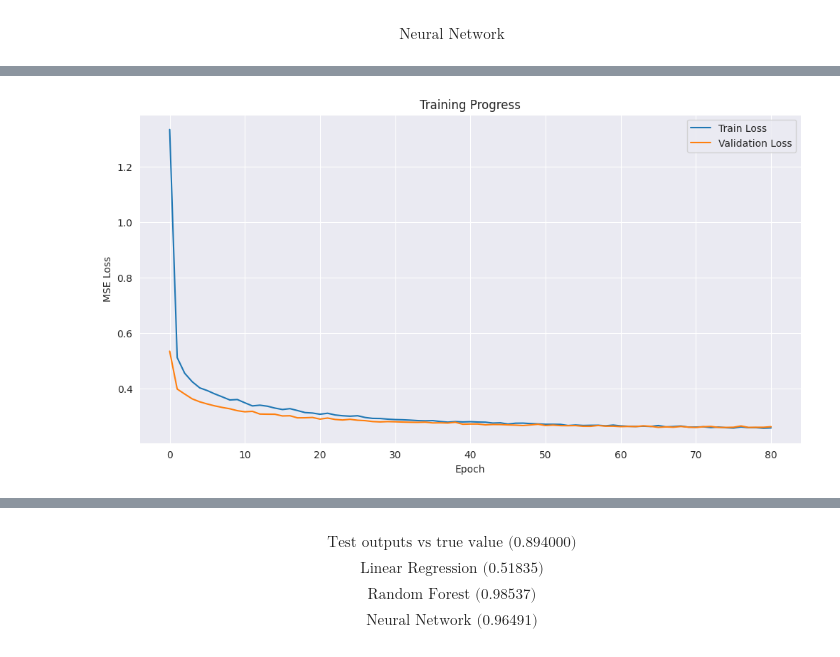
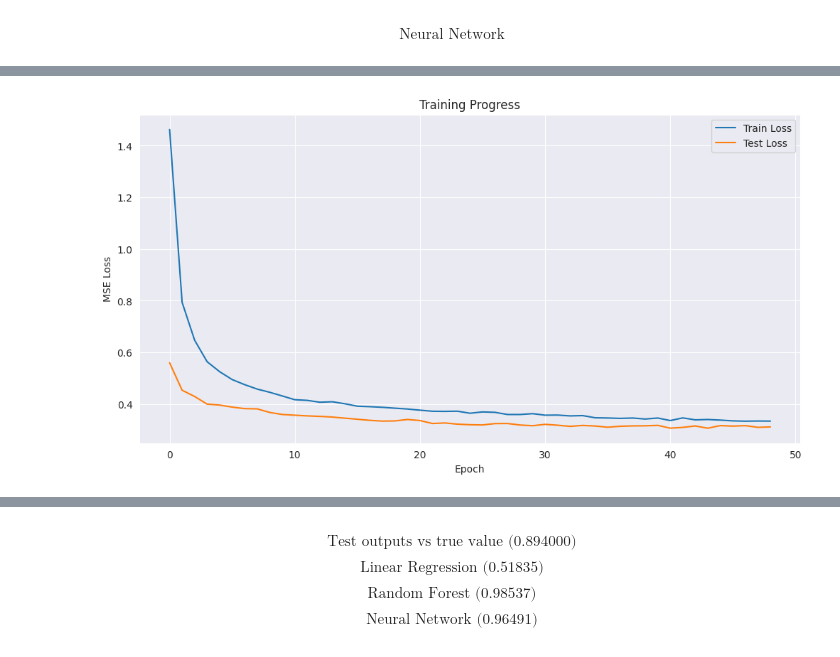
Before and after one commit to KamcioRamcio/ML, a Jupyter notebook: MLT/housing.ipynb, the cells around one changed output, grey strips where cells are left out. Saved outputs shown, nothing was run; the diff lists cells and outputs as text; code cells hidden in the pictures.

```diff
--- a/MLT/housing.ipynb
+++ b/MLT/housing.ipynb
@@ -64,7 +64,7 @@ Data columns (total 9 columns):
 dtypes: float64(9)
 memory usage: 1.4 MB
 # %%
-df['Longitude'] = df['Longitude'].apply(lambda x: x *(-1))
+# df['Longitude'] = df['Longitude'].apply(lambda x: x *(-1))
 df.describe()
 # %% [output]
 |  | MedInc | HouseAge | AveRooms | AveBedrms | Population | AveOccup | Latitude | Longitude | MedHouseVal |
@@ -132,7 +132,7 @@ df = df.iloc[:-1]
 X = df.drop('MedHouseVal', axis=1)
 y = df['MedHouseVal']
 
-X_train, X_test, y_train, y_test = train_test_split(X, y, test_size=0.2, random_state=0)
+X_train, X_test, y_train, y_test = train_test_split(X, y, test_size=0.3, random_state=42)
 
 # Standardize the data
 scaler = StandardScaler()
@@ -301,9 +301,10 @@ from tensorflow.keras.models import Sequential
 
 nn_model = Sequential([
     tf.keras.layers.Input(shape=(8,)),
+    tf.keras.layers.Dense(128, activation='relu'),
+    tf.keras.layers.Dropout(0.5),
     tf.keras.layers.Dense(64, activation='relu'),
-    tf.keras.layers.Dropout(0.2),
-    tf.keras.layers.Dense(32, activation='relu'),
+    tf.keras.layers.Dropout(0.5),
     tf.keras.layers.Dense(16, activation='relu'),
     tf.keras.layers.Dense(1)
 ])
@@ -320,7 +321,7 @@ history = nn_model.fit(
     validation_data = test_data,
     verbose = 0,
     callbacks = [
-        tf.keras.callbacks.EarlyStopping(patience=10,
+        tf.keras.callbacks.EarlyStopping(patience=5,
         restore_best_weights=True)
     ]
 )
@@ -389,14 +389,14 @@ WARNING:tensorflow:6 out of the last 9 calls to <function TensorFlowTrainer.make
 # %%
 plt.figure(figsize=(12, 6))
 plt.plot(history.history['loss'], label='Train Loss')
-plt.plot(history.history['val_loss'], label='Validation Loss')
+plt.plot(history.history['val_loss'], label='Test Loss')
 plt.title('Training Progress')
 plt.xlabel('Epoch')
 plt.ylabel('MSE Loss')
 plt.legend()
 plt.show()
 # %% [output]
-[figure, old version]
+[figure, new version]
 # %%
 sample_data = {
     'MedInc': [2.3886],
```
Also changed, not shown: parts of 12 cells of this notebook, 12 other files.
